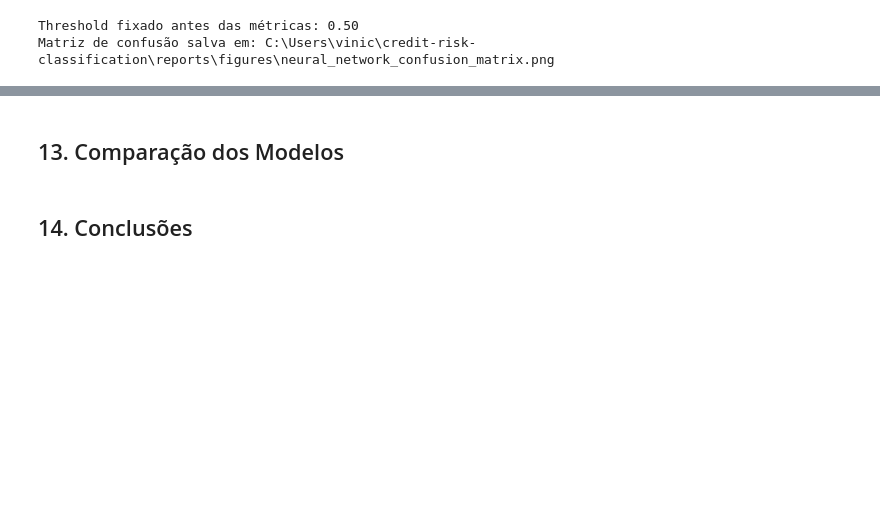
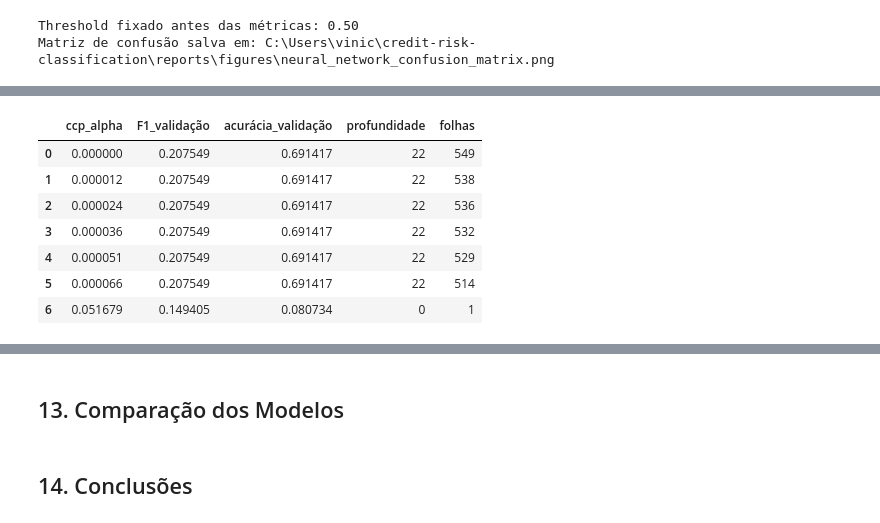
Before and after one commit to viniciusrodriguesai/credit-risk-classification, a Jupyter notebook: notebooks/credit_risk_classification.ipynb, the cells around one changed output, grey strips where cells are left out. Cells and saved outputs as stored; diff of their text form; code cells hidden in the pictures; blank space fills up the shorter version.

```diff
--- a/notebooks/credit_risk_classification.ipynb
+++ b/notebooks/credit_risk_classification.ipynb
@@ -2507,0 +2563,71 @@ Matriz de confusão salva em: C:\Users\vinic\credit-risk-classification\reports\
+# %%
+# Caminho de poda sobre a árvore sem poda já ajustada no treino completo
+pruning_path = tree_unpruned.cost_complexity_pruning_path(
+    X_train_tree,
+    y_train,
+)
+path_alphas = np.unique(pruning_path.ccp_alphas)
+print(f'Caminho de poda no treino completo: {len(path_alphas)} alphas distintos.')
+
+candidate_positions = np.unique(
+    np.linspace(
+        0,
+        len(path_alphas) - 1,
+        min(7, len(path_alphas)),
+        dtype=int,
+    )
+)
+candidate_alphas = path_alphas[candidate_positions]
+
+sample_size = 30000
+X_sample_tree, _, y_sample_tree, _ = train_test_split(
+    X_train_tree,
+    y_train,
+    train_size=sample_size,
+    random_state=RANDOM_STATE,
+    stratify=y_train,
+)
+print(
+    f'Amostra estratificada de {sample_size:,} linhas usada para '
+    're-treinar os candidatos.'
+)
+
+pruning_rows = []
+for alpha in candidate_alphas:
+    candidate = DecisionTreeClassifier(
+        random_state=RANDOM_STATE,
+        class_weight='balanced',
+        min_samples_leaf=MIN_SAMPLES_LEAF,
+        ccp_alpha=float(alpha),
+    )
+    candidate.fit(X_sample_tree, y_sample_tree)
+    validation_metrics = tree_metrics(candidate, X_val_tree, y_val)
+    pruning_rows.append({
+        'ccp_alpha': float(alpha),
+        'F1_validação': validation_metrics['F1'],
+        'acurácia_validação': validation_metrics['acurácia'],
+        'profundidade': candidate.get_depth(),
+        'folhas': candidate.get_n_leaves(),
+    })
+
+pruning_results = pd.DataFrame(pruning_rows)
+best_validation_f1 = pruning_results['F1_validação'].max()
+acceptable = pruning_results[
+    pruning_results['F1_validação']
+    >= best_validation_f1 - 1e-4
+]
+selected_row = acceptable.sort_values(
+    ['profundidade', 'folhas', 'ccp_alpha'],
+).iloc[0]
+selected_ccp_alpha = float(selected_row['ccp_alpha'])
+
+print(f'Valores candidatos avaliados: {len(candidate_alphas)}')
+print(f'Melhor F1 na validação: {best_validation_f1:.4f}')
+print(f'ccp_alpha selecionado: {selected_ccp_alpha:.8g}')
+display(
+    pruning_results
+    .sort_values('F1_validação', ascending=False)
+    .head(7)
+    .round(6)
+)
+# %% [output]
@@ -2507,0 +2639,8 @@ Matriz de confusão salva em: C:\Users\vinic\credit-risk-classification\reports\
+|  | ccp_alpha | F1_validação | acurácia_validação | profundidade | folhas |
+| 0 | 0.000000 | 0.207549 | 0.691417 | 22 | 549 |
+| 1 | 0.000012 | 0.207549 | 0.691417 | 22 | 538 |
+| 2 | 0.000024 | 0.207549 | 0.691417 | 22 | 536 |
+| 3 | 0.000036 | 0.207549 | 0.691417 | 22 | 532 |
+| 4 | 0.000051 | 0.207549 | 0.691417 | 22 | 529 |
+| 5 | 0.000066 | 0.207549 | 0.691417 | 22 | 514 |
+| 6 | 0.051679 | 0.149405 | 0.080734 | 0 | 1 |
```
Also changed, not shown: parts of 13 cells of this notebook, 2 other files.
